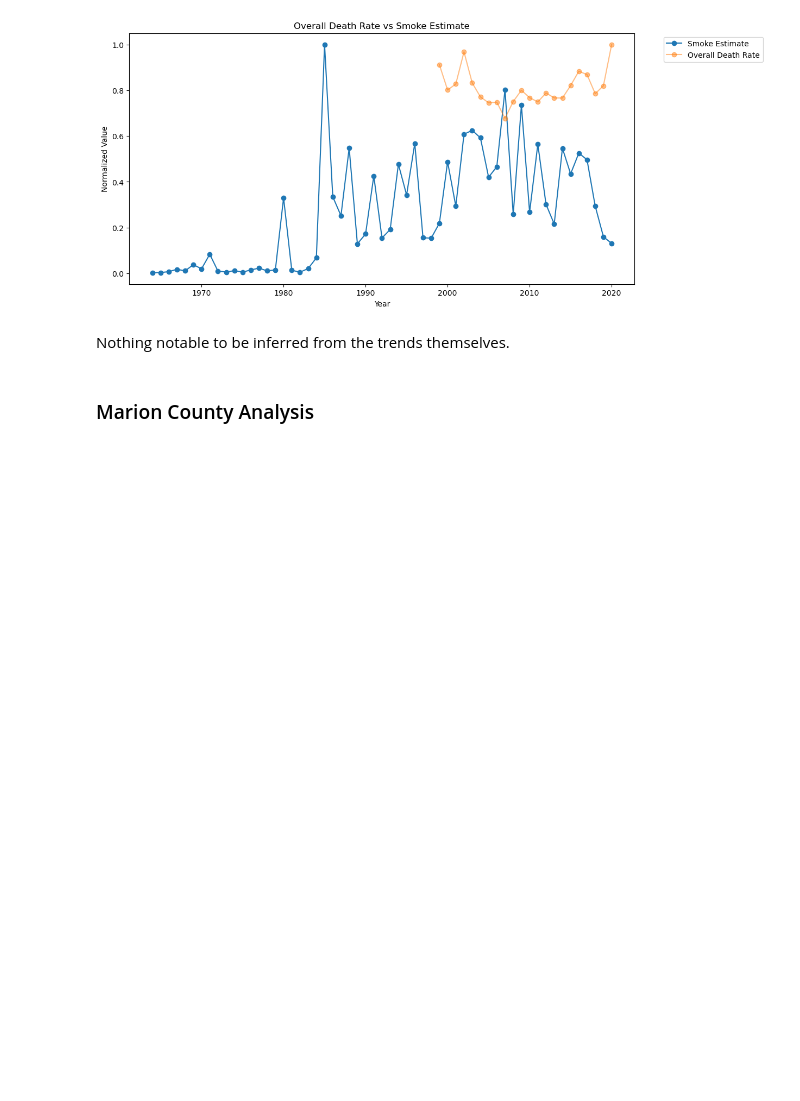
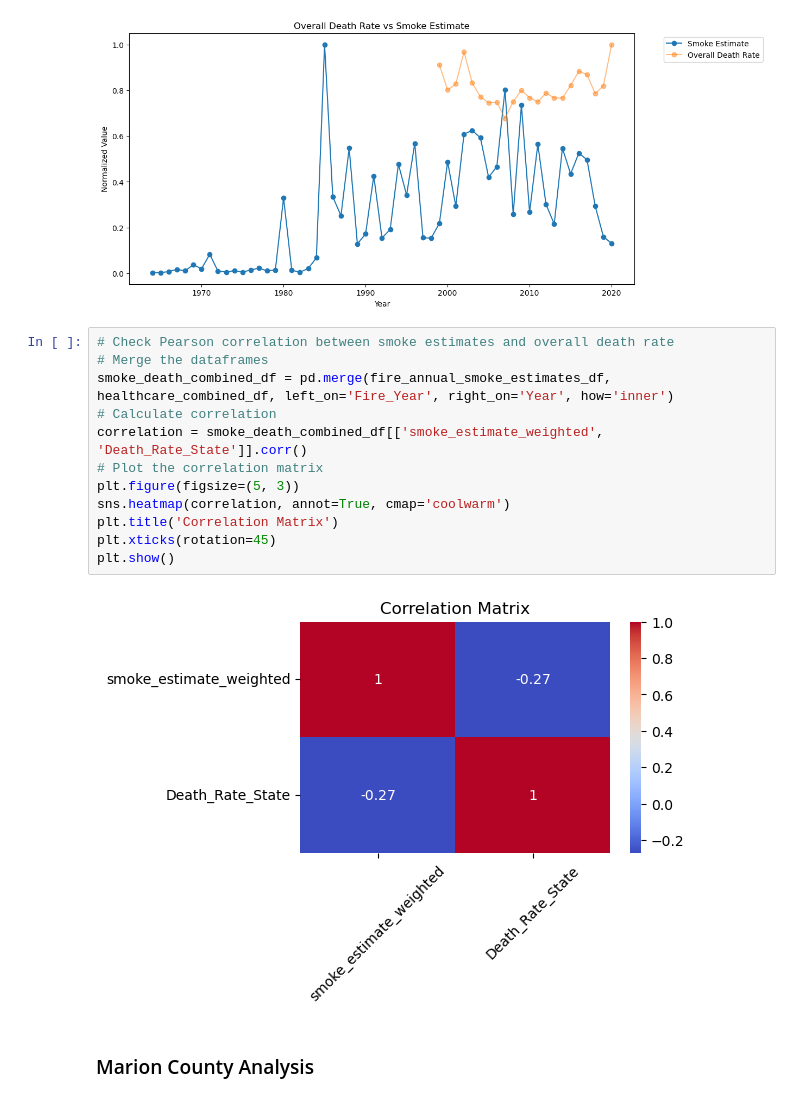
Before and after one commit to himanshunaidu/data512_project, a Jupyter notebook: wildfire_healthcare_data_analysis.ipynb, the cells around one changed output. Cells and saved outputs as stored; diff of their text form; blank space fills up the shorter version.

```diff
--- a/wildfire_healthcare_data_analysis.ipynb
+++ b/wildfire_healthcare_data_analysis.ipynb
@@ -165,8 +192,20 @@ plt.legend(['Smoke Estimate', 'Overall Death Rate'], bbox_to_anchor=(1.05, 1), l
 plt.show()
 # %% [output]
 [figure]
-# %% [markdown]
-Nothing notable to be inferred from the trends themselves.
+# %%
+# Check Pearson correlation between smoke estimates and overall death rate
+# Merge the dataframes
+smoke_death_combined_df = pd.merge(fire_annual_smoke_estimates_df, healthcare_combined_df, left_on='Fire_Year', right_on='Year', how='inner')
+# Calculate correlation
+correlation = smoke_death_combined_df[['smoke_estimate_weighted', 'Death_Rate_State']].corr()
+# Plot the correlation matrix
+plt.figure(figsize=(5, 3))
+sns.heatmap(correlation, annot=True, cmap='coolwarm')
+plt.title('Correlation Matrix')
+plt.xticks(rotation=45)
+plt.show()
+# %% [output]
+[figure, added]
 # %% [markdown]
 ### Marion County Analysis
 # %% [markdown]
```
Also changed, not shown: parts of 16 cells of this notebook.
